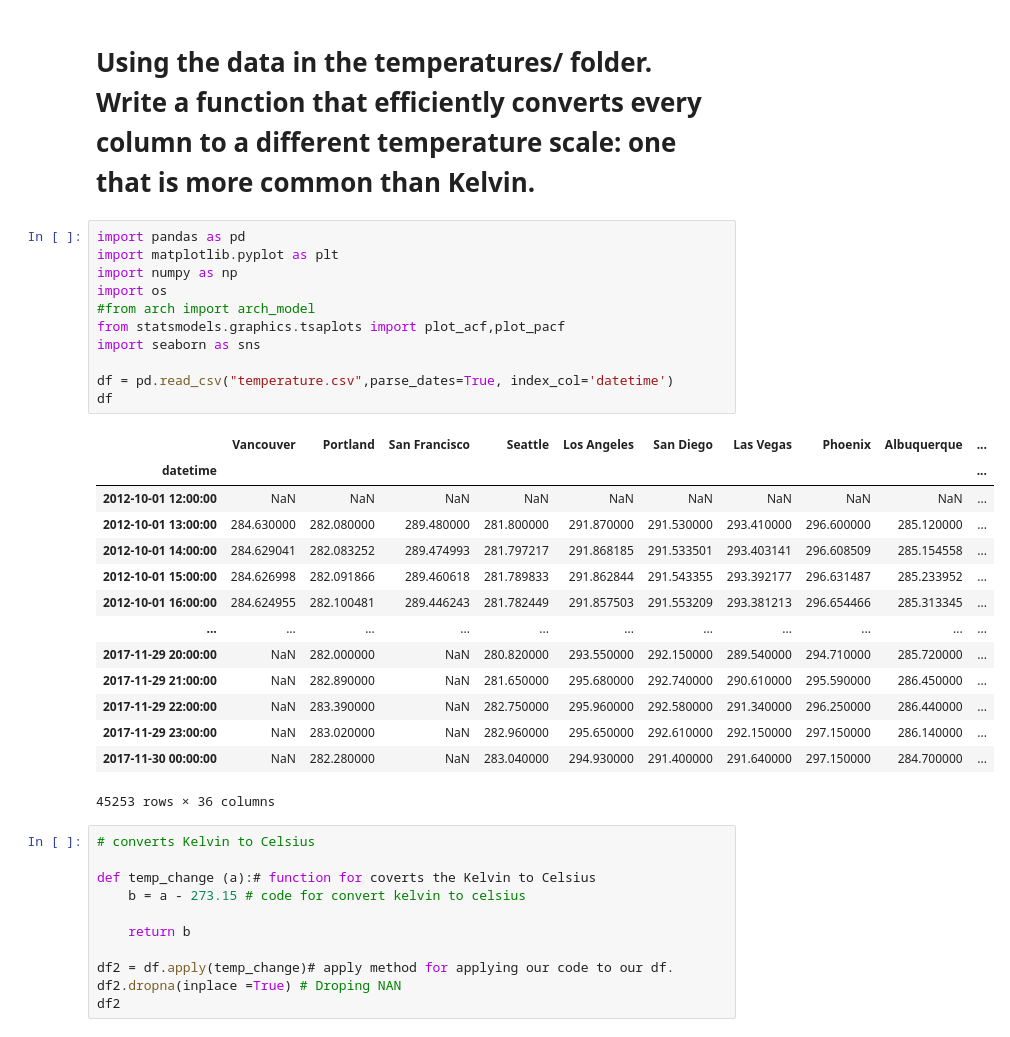
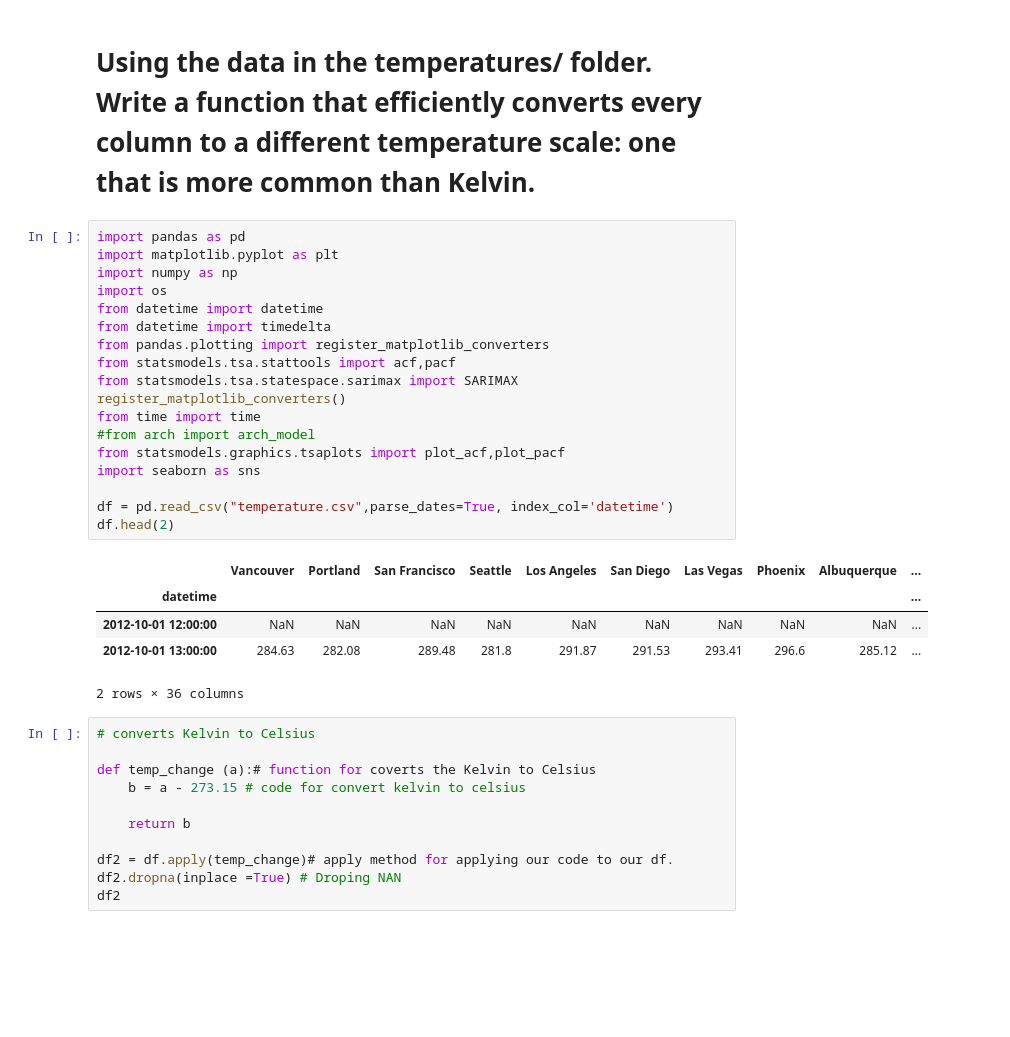
Before and after one commit to nasibaA/11_HW, a Jupyter notebook: 11_HW.ipynb, the cells around one changed output. Drawn from its saved outputs; the diff is of its cells as text; blank space fills up the shorter version.

```diff
--- a/11_HW.ipynb
+++ b/11_HW.ipynb
@@ -22,29 +22,27 @@ MA - (Moving average) - past and present errors are used to predict future value
 # %%
 import pandas as pd
 import matplotlib.pyplot as plt
 import numpy as np
 import os
+from datetime import datetime
+from datetime import timedelta
+from pandas.plotting import register_matplotlib_converters
+from statsmodels.tsa.stattools import acf,pacf
+from statsmodels.tsa.statespace.sarimax import SARIMAX
+register_matplotlib_converters()
+from time import time
 #from arch import arch_model
 from statsmodels.graphics.tsaplots import plot_acf,plot_pacf
 import seaborn as sns
 
 df = pd.read_csv("temperature.csv",parse_dates=True, index_col='datetime')
-df
+df.head(2)
 # %% [output]
 |  | Vancouver | Portland | San Francisco | Seattle | Los Angeles | San Diego | Las Vegas | Phoenix | Albuquerque | ... |
 | datetime |  |  |  |  |  |  |  |  |  | ... |
 | 2012-10-01 12:00:00 | NaN | NaN | NaN | NaN | NaN | NaN | NaN | NaN | NaN | ... |
-| 2012-10-01 13:00:00 | 284.630000 | 282.080000 | 289.480000 | 281.800000 | 291.870000 | 291.530000 | 293.410000 | 296.600000 | 285.120000 | ... |
-| 2012-10-01 14:00:00 | 284.629041 | 282.083252 | 289.474993 | 281.797217 | 291.868185 | 291.533501 | 293.403141 | 296.608509 | 285.154558 | ... |
-| 2012-10-01 15:00:00 | 284.626998 | 282.091866 | 289.460618 | 281.789833 | 291.862844 | 291.543355 | 293.392177 | 296.631487 | 285.233952 | ... |
-| 2012-10-01 16:00:00 | 284.624955 | 282.100481 | 289.446243 | 281.782449 | 291.857503 | 291.553209 | 293.381213 | 296.654466 | 285.313345 | ... |
-| ... | ... | ... | ... | ... | ... | ... | ... | ... | ... | ... |
-| 2017-11-29 20:00:00 | NaN | 282.000000 | NaN | 280.820000 | 293.550000 | 292.150000 | 289.540000 | 294.710000 | 285.720000 | ... |
-| 2017-11-29 21:00:00 | NaN | 282.890000 | NaN | 281.650000 | 295.680000 | 292.740000 | 290.610000 | 295.590000 | 286.450000 | ... |
-| 2017-11-29 22:00:00 | NaN | 283.390000 | NaN | 282.750000 | 295.960000 | 292.580000 | 291.340000 | 296.250000 | 286.440000 | ... |
-| 2017-11-29 23:00:00 | NaN | 283.020000 | NaN | 282.960000 | 295.650000 | 292.610000 | 292.150000 | 297.150000 | 286.140000 | ... |
-| 2017-11-30 00:00:00 | NaN | 282.280000 | NaN | 283.040000 | 294.930000 | 291.400000 | 291.640000 | 297.150000 | 284.700000 | ... |
+| 2012-10-01 13:00:00 | 284.63 | 282.08 | 289.48 | 281.8 | 291.87 | 291.53 | 293.41 | 296.6 | 285.12 | ... |
-45253 rows × 36 columns
+2 rows × 36 columns
 # %%
 # converts Kelvin to Celsius
 
```
Also changed, not shown: parts of 5 cells of this notebook.
